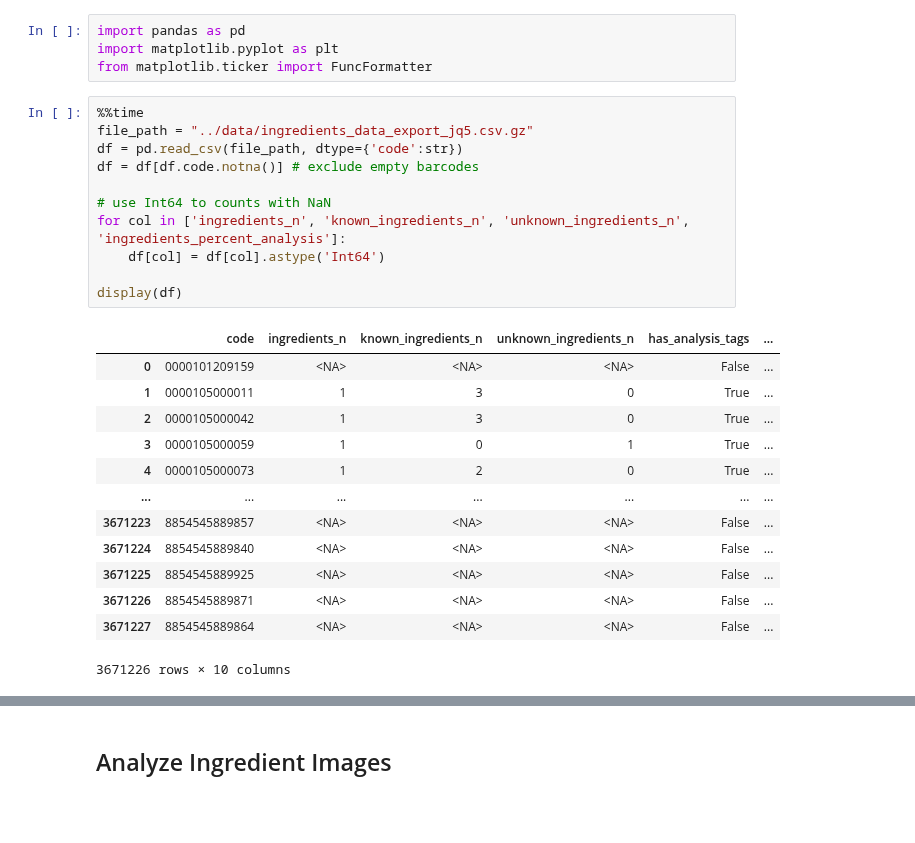
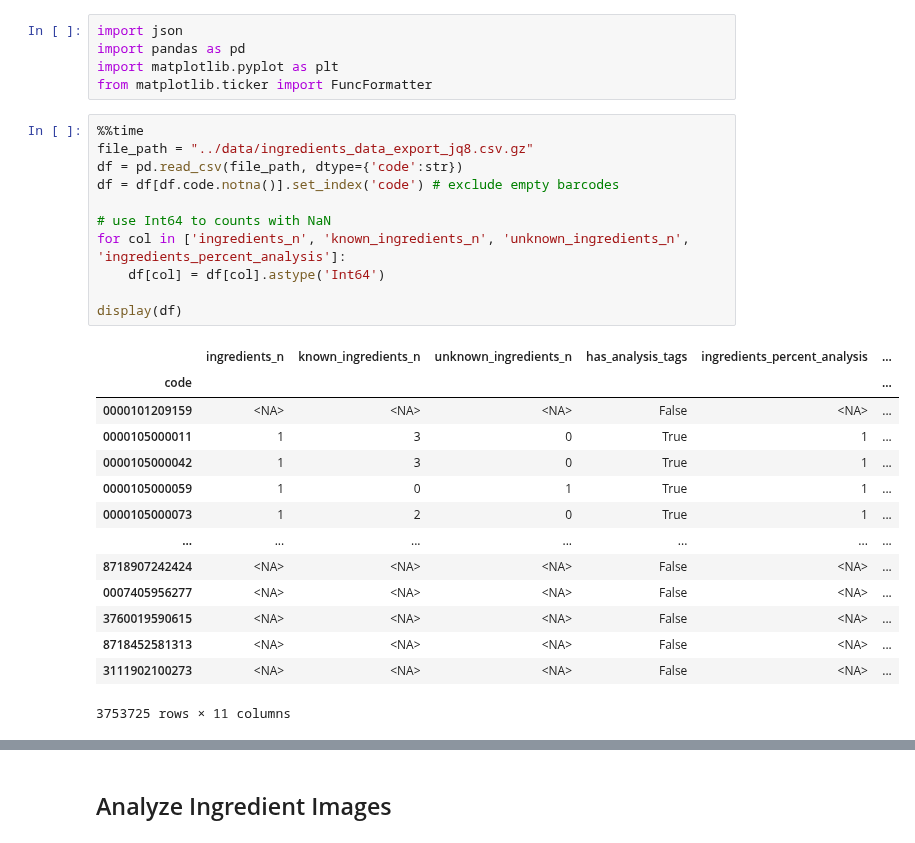
Before and after one commit to goerlitz/openfoodfacts-data-analysis, a Jupyter notebook: notebooks/14_ingredient_analysis2.ipynb, the cells around one changed output, grey strips where cells are left out. Drawn from its saved outputs; the diff is of its cells as text; blank space fills up the shorter version.

```diff
--- a/notebooks/14_ingredient_analysis2.ipynb
+++ b/notebooks/14_ingredient_analysis2.ipynb
@@ -37,31 +41,33 @@
     - How many have analyzed percentages?
     - What is the main reason for failed percentage analysis?
 # %%
+import json
 import pandas as pd
 import matplotlib.pyplot as plt
 from matplotlib.ticker import FuncFormatter
 # %%
 %%time
-file_path = "../data/ingredients_data_export_jq5.csv.gz"
+file_path = "../data/ingredients_data_export_jq8.csv.gz"
 df = pd.read_csv(file_path, dtype={'code':str})
-df = df[df.code.notna()] # exclude empty barcodes
+df = df[df.code.notna()].set_index('code') # exclude empty barcodes
 
 # use Int64 to counts with NaN
 for col in ['ingredients_n', 'known_ingredients_n', 'unknown_ingredients_n', 'ingredients_percent_analysis']:
     df[col] = df[col].astype('Int64')
 
 display(df)
 # %% [output]
-|  | code | ingredients_n | known_ingredients_n | unknown_ingredients_n | has_analysis_tags | ... |
-| 0 | 0000101209159 | <NA> | <NA> | <NA> | False | ... |
-| 1 | 0000105000011 | 1 | 3 | 0 | True | ... |
-| 2 | 0000105000042 | 1 | 3 | 0 | True | ... |
-| 3 | 0000105000059 | 1 | 0 | 1 | True | ... |
-| 4 | 0000105000073 | 1 | 2 | 0 | True | ... |
+|  | ingredients_n | known_ingredients_n | unknown_ingredients_n | has_analysis_tags | ingredients_percent_analysis | ... |
+| code |  |  |  |  |  | ... |
+| 0000101209159 | <NA> | <NA> | <NA> | False | <NA> | ... |
+| 0000105000011 | 1 | 3 | 0 | True | 1 | ... |
+| 0000105000042 | 1 | 3 | 0 | True | 1 | ... |
+| 0000105000059 | 1 | 0 | 1 | True | 1 | ... |
+| 0000105000073 | 1 | 2 | 0 | True | 1 | ... |
 | ... | ... | ... | ... | ... | ... | ... |
-| 3671223 | 8854545889857 | <NA> | <NA> | <NA> | False | ... |
-| 3671224 | 8854545889840 | <NA> | <NA> | <NA> | False | ... |
-| 3671225 | 8854545889925 | <NA> | <NA> | <NA> | False | ... |
-| 3671226 | 8854545889871 | <NA> | <NA> | <NA> | False | ... |
-| 3671227 | 8854545889864 | <NA> | <NA> | <NA> | False | ... |
+| 8718907242424 | <NA> | <NA> | <NA> | False | <NA> | ... |
+| 0007405956277 | <NA> | <NA> | <NA> | False | <NA> | ... |
+| 3760019590615 | <NA> | <NA> | <NA> | False | <NA> | ... |
+| 8718452581313 | <NA> | <NA> | <NA> | False | <NA> | ... |
+| 3111902100273 | <NA> | <NA> | <NA> | False | <NA> | ... |
-3671226 rows × 10 columns
+3753725 rows × 11 columns
```
Also changed, not shown: parts of 37 cells of this notebook.
